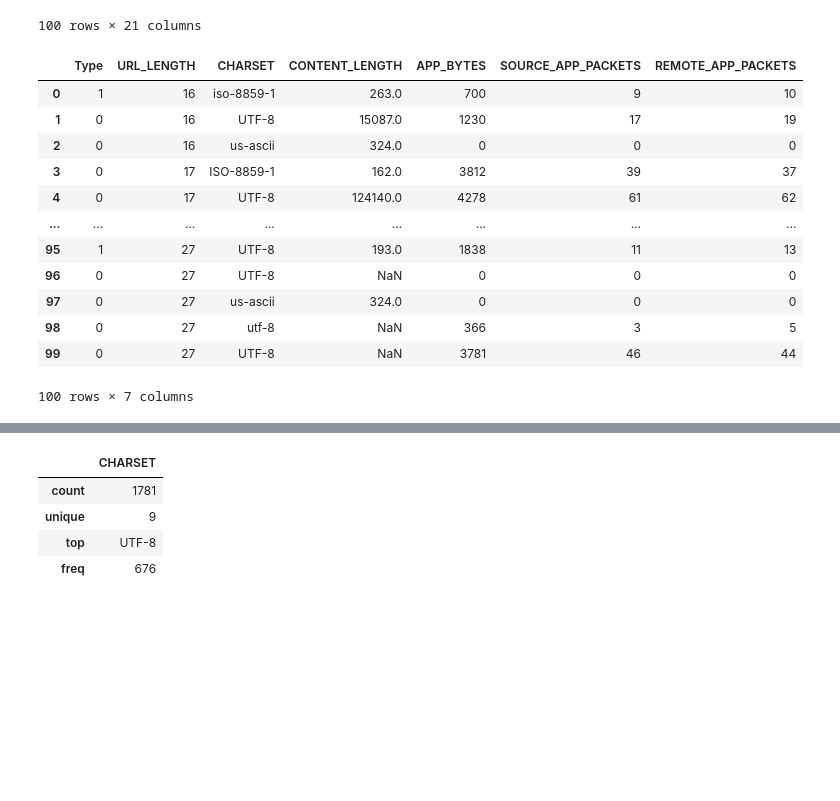
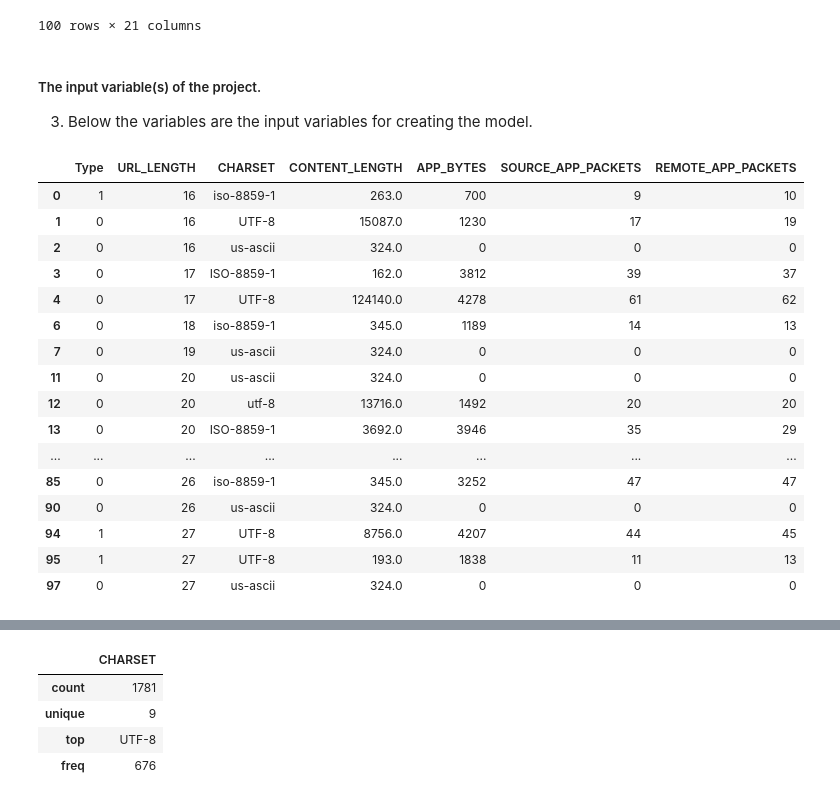
Before and after one commit to francose/maliciousWebSiteAnalysis, a Jupyter notebook: analysisMaliciousWebsites.ipynb, the cells around one changed output, grey strips where cells are left out. Cells and saved outputs as stored; diff of their text form; code cells hidden in the pictures; blank space fills up the shorter version.

```diff
--- a/analysisMaliciousWebsites.ipynb
+++ b/analysisMaliciousWebsites.ipynb
@@ -126,23 +129,32 @@ init_dataFrame.head(100)
 | 98 | B0_2085 | 27 | 6 | utf-8 | openresty/1.11.2.1 | NaN | US | ... |
 | 99 | B0_362 | 27 | 6 | UTF-8 | Apache/2.2.15 (CentOS) | NaN | AU | ... |
 100 rows × 21 columns
+# %% [markdown]
+
+##### The input variable(s) of the project. #####
+3) Below the variables are the input variables for creating the model.
 # %%
+
 #Samples from selected variables ; first 100 rows
-targetedVariables.head(100)
+targetedVariables.head(100).mask(targetedVariables.eq('None')).dropna()
 # %% [output]
 |  | Type | URL_LENGTH | CHARSET | CONTENT_LENGTH | APP_BYTES | SOURCE_APP_PACKETS | REMOTE_APP_PACKETS |
 | 0 | 1 | 16 | iso-8859-1 | 263.0 | 700 | 9 | 10 |
 | 1 | 0 | 16 | UTF-8 | 15087.0 | 1230 | 17 | 19 |
 | 2 | 0 | 16 | us-ascii | 324.0 | 0 | 0 | 0 |
 | 3 | 0 | 17 | ISO-8859-1 | 162.0 | 3812 | 39 | 37 |
 | 4 | 0 | 17 | UTF-8 | 124140.0 | 4278 | 61 | 62 |
+| 6 | 0 | 18 | iso-8859-1 | 345.0 | 1189 | 14 | 13 |
+| 7 | 0 | 19 | us-ascii | 324.0 | 0 | 0 | 0 |
+| 11 | 0 | 20 | us-ascii | 324.0 | 0 | 0 | 0 |
+| 12 | 0 | 20 | utf-8 | 13716.0 | 1492 | 20 | 20 |
+| 13 | 0 | 20 | ISO-8859-1 | 3692.0 | 3946 | 35 | 29 |
 | ... | ... | ... | ... | ... | ... | ... | ... |
+| 85 | 0 | 26 | iso-8859-1 | 345.0 | 3252 | 47 | 47 |
+| 90 | 0 | 26 | us-ascii | 324.0 | 0 | 0 | 0 |
+| 94 | 1 | 27 | UTF-8 | 8756.0 | 4207 | 44 | 45 |
 | 95 | 1 | 27 | UTF-8 | 193.0 | 1838 | 11 | 13 |
-| 96 | 0 | 27 | UTF-8 | NaN | 0 | 0 | 0 |
 | 97 | 0 | 27 | us-ascii | 324.0 | 0 | 0 | 0 |
-| 98 | 0 | 27 | utf-8 | NaN | 366 | 3 | 5 |
-| 99 | 0 | 27 | UTF-8 | NaN | 3781 | 46 | 44 |
-100 rows × 7 columns
 # %%
 #the summary statistics of the character columns.
 init_dataFrame.describe(include=['object'])
```
Also changed, not shown: parts of 12 cells of this notebook, 2 other files.
